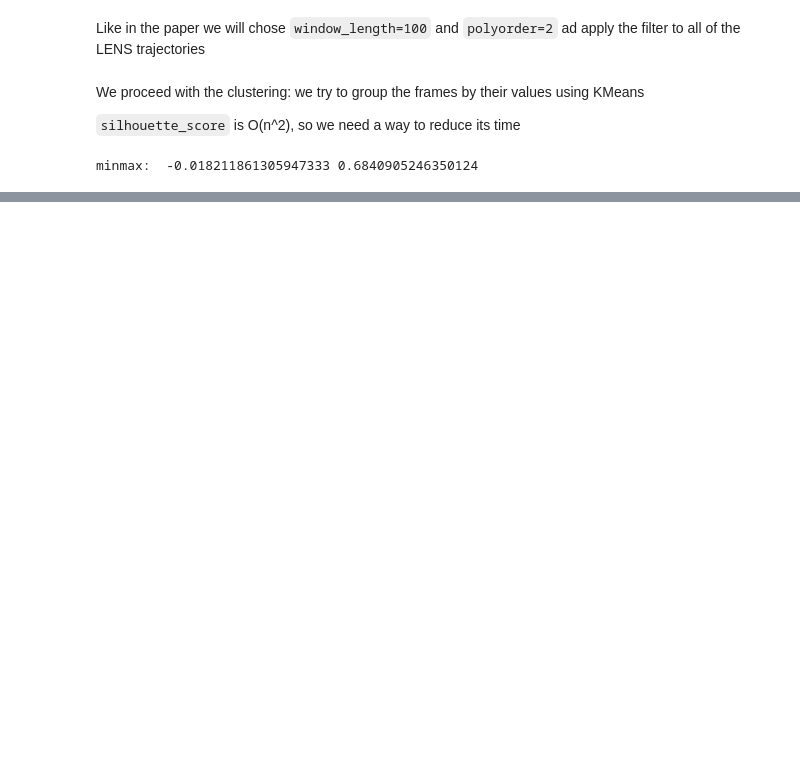
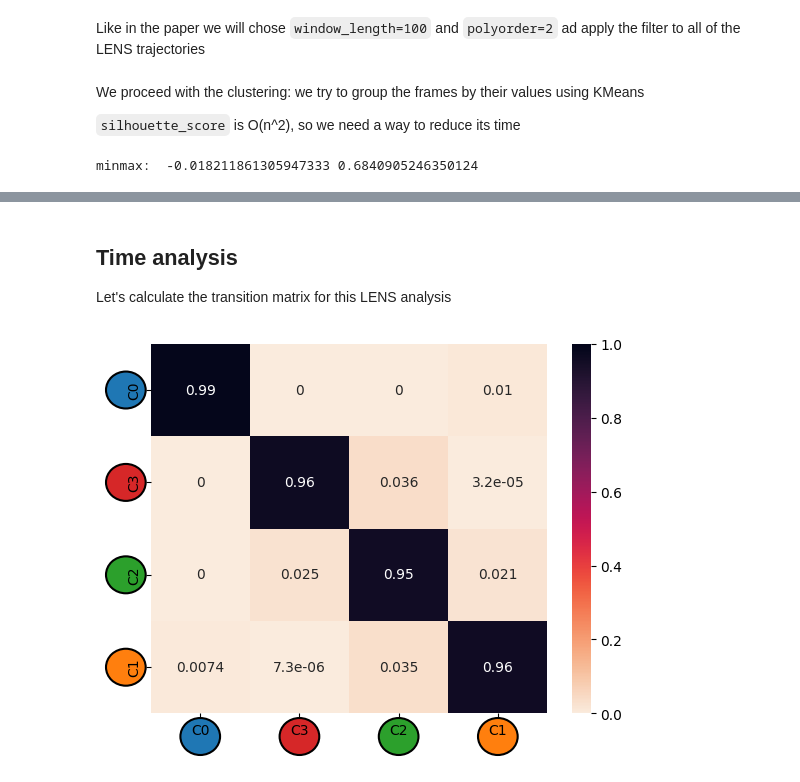
Before and after one commit to GMPavanLab/cpctools, a Jupyter notebook: Examples/LENS.ipynb, the cells around one changed output, grey strips where cells are left out. Cells and saved outputs as stored; diff of their text form; code cells hidden in the pictures; blank space fills up the shorter version.

```diff
--- a/Examples/LENS.ipynb
+++ b/Examples/LENS.ipynb
@@ -249,0 +282,48 @@ with h5py.File("ico309.hdf5", "r") as trajFile, open(
+# %% [markdown]
+## Time analysis
+
+Let's calculate the transition matrix for this LENS analysis
+# %%
+from SOAPify import SOAPclassification, calculateTransitionMatrix, normalizeMatrixByRow
+from seaborn import heatmap
+
+classifications = SOAPclassification(
+    [], prepareData(classifiedFilteredLENS), [f"C{m[0]}" for m in minmax]
+)
+tmat = calculateTransitionMatrix(classifications)
+tmat = normalizeMatrixByRow(tmat)
+_, ax = plt.subplots(1)
+heatmap(
+    tmat,
+    vmax=1,
+    vmin=0,
+    cmap="rocket_r",
+    annot=True,
+    xticklabels=classifications.legend,
+    yticklabels=classifications.legend,
+    ax=ax,
+)
+
+for i, label in enumerate(classifications.legend):
+    ax.add_patch(
+        Circle(
+            (0.5 + i, len(classifications.legend) + 0.25),
+            facecolor=label,
+            lw=1.5,
+            edgecolor="black",
+            radius=0.2,
+            clip_on=False,
+        )
+    )
+    ax.add_patch(
+        Circle(
+            (-0.25, 0.5 + i),
+            facecolor=label,
+            lw=1.5,
+            edgecolor="black",
+            radius=0.2,
+            clip_on=False,
+        )
+    )
+# %% [output]
+[figure, added]
```
Also changed, not shown: parts of 13 cells of this notebook, 2 other files.
